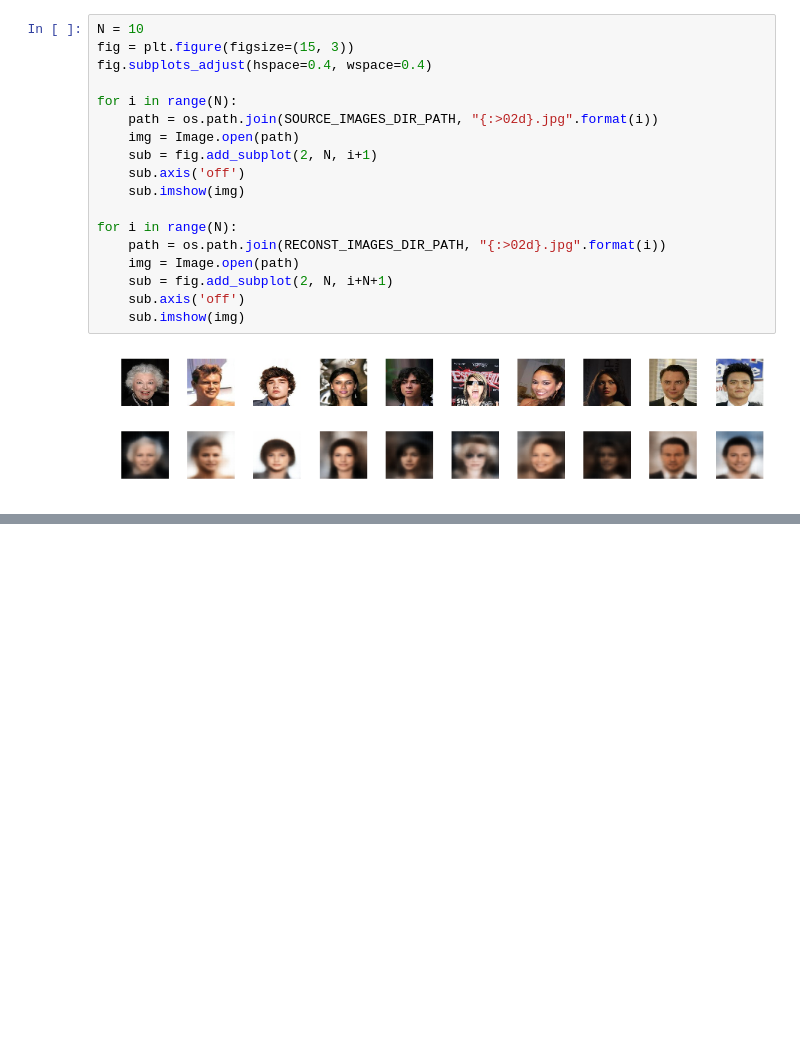
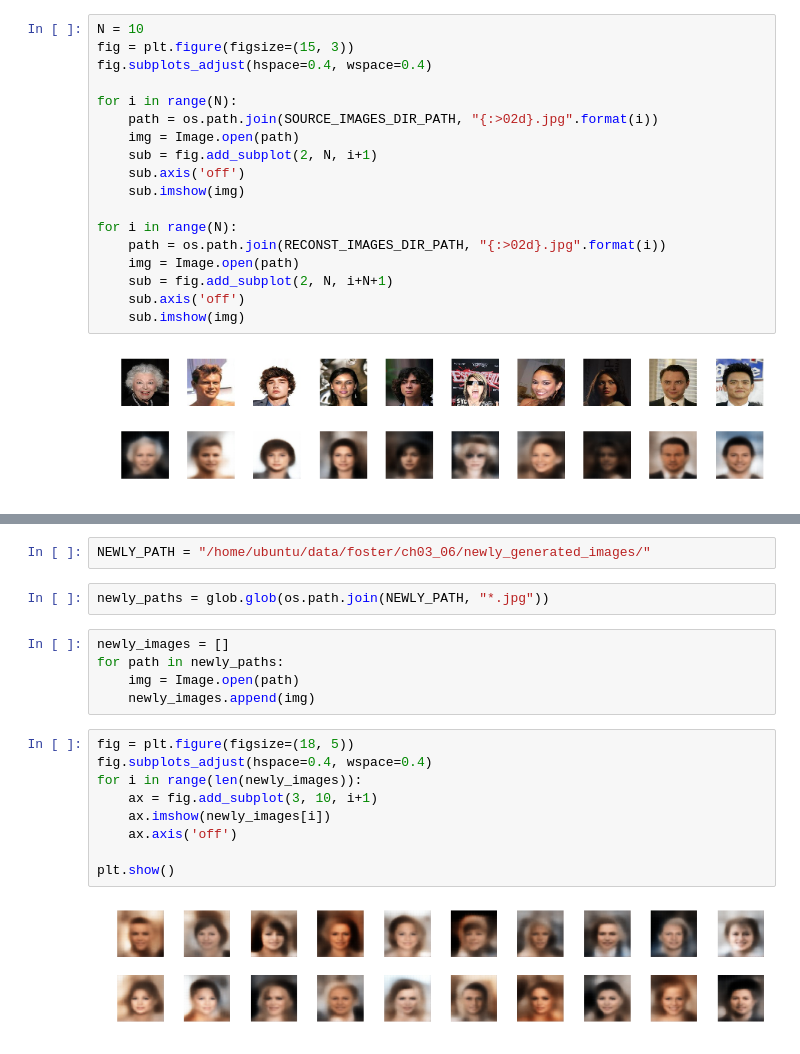
Before and after one commit to seiya-kumada/foster_cpp, a Jupyter notebook: ch_03_06/draw.ipynb, the cells around one changed output, grey strips where cells are left out. Cells and saved outputs as stored; diff of their text form; blank space fills up the shorter version.

```diff
--- a/ch_03_06/draw.ipynb
+++ b/ch_03_06/draw.ipynb
@@ -28,0 +70,20 @@ for i in range(N):
+# %%
+NEWLY_PATH = "/home/ubuntu/data/foster/ch03_06/newly_generated_images/"
+# %%
+newly_paths = glob.glob(os.path.join(NEWLY_PATH, "*.jpg"))
+# %%
+newly_images = []
+for path in newly_paths:
+    img = Image.open(path)
+    newly_images.append(img)
+# %%
+fig = plt.figure(figsize=(18, 5))
+fig.subplots_adjust(hspace=0.4, wspace=0.4)
+for i in range(len(newly_images)):
+    ax = fig.add_subplot(3, 10, i+1)
+    ax.imshow(newly_images[i])
+    ax.axis('off')
+
+plt.show()
+# %% [output]
+[figure, added]
```
Also changed, not shown: parts of 7 cells of this notebook, 1 other file.
